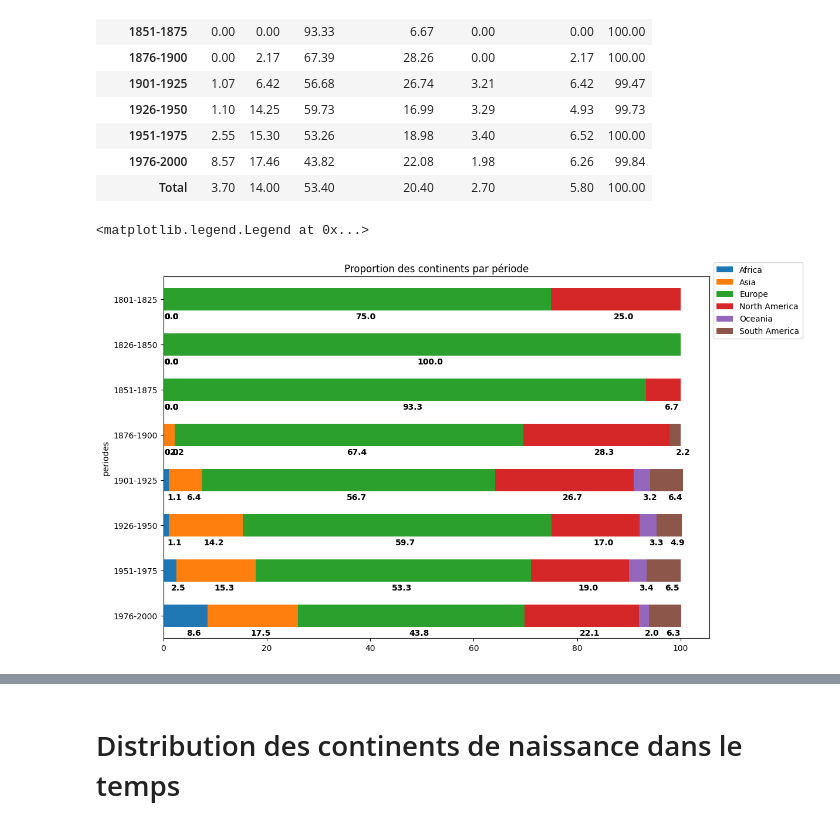
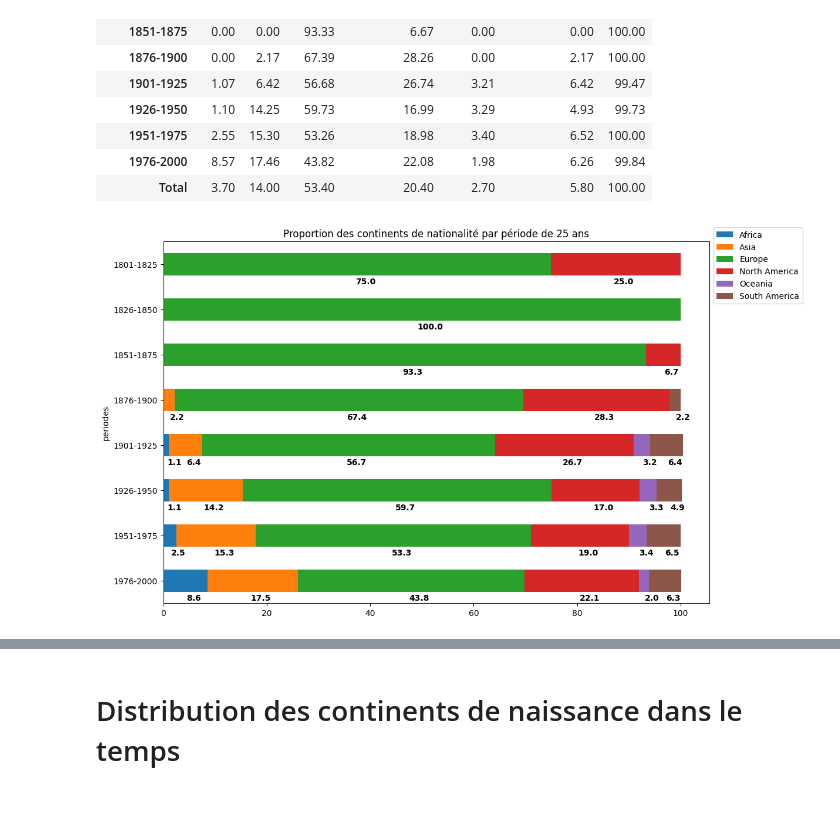
Before and after one commit to czeacach/fashion_designers, a Jupyter notebook: Distribution_nationalités_fashiondesigners.ipynb, the cells around one changed output, grey strips where cells are left out. Saved outputs shown, nothing was run; the diff lists cells and outputs as text; code cells hidden in the pictures.

```diff
--- a/Distribution_nationalités_fashiondesigners.ipynb
+++ b/Distribution_nationalités_fashiondesigners.ipynb
@@ -639,26 +639,29 @@ stacked_data_lignes
 | 1976-2000 | 8.57 | 17.46 | 43.82 | 22.08 | 1.98 | 6.26 | 99.84 |
 | Total | 3.70 | 14.00 | 53.40 | 20.40 | 2.70 | 5.80 | 100.00 |
 # %%
-### https://www.shanelynn.ie/bar-plots-in-python-using-pandas-dataframes/
+# Votre code pour générer le graphique
+z = stacked_data_lignes.iloc[:-1, :-1].sort_index(ascending=False).plot(
+    kind="barh", stacked=True, figsize=(12, 8), title='Proportion des continents de nationalité par période de 25 ans'
+)
 
-z = stacked_data_lignes.iloc[:-1, :-1].sort_index(ascending=False).plot(kind="barh", stacked=True, figsize=(12,8), title='Proportion des continents par période')
-
-### https://stackoverflow.com/questions/25447700/annotate-bars-with-values-on-pandas-bar-plots
-#b = [(p.get_bbox().bounds, p.get_bbox().xmin,p.get_bbox().ymin, p.get_bbox().ymax, p.get_width(), p.get_y(), p.get_height()) for p in z.patches][59]
-#print(b)
+# Annotation des valeurs sur les barres
 for p in z.patches:
     b = p.get_bbox()
-    y_value=b.y1-b.y0
-    z.annotate(format(p.get_width(), '.1f'),
-                   (p.get_x() + p.get_width()/2, p.get_y() + p.get_height()),
-                   ha = 'center', va = 'center',
-                   size=10,
-                   # style = 'italic',
-                   weight='bold',
-                   color = 'black',
-                   xytext = (10, -35),
-                   textcoords = 'offset points')
+    width = b.x1 - b.x0
+    if width >= 0.02:  # Exclure les valeurs inférieures à 0.02 de la légende
+        z.annotate(
+            format(width, '.1f'),
+            (b.x0 + width / 2, b.y1),
+            ha='center', va='center',
+            size=10,
+            weight='bold',
+            color='black',
+            xytext=(10, -35),
+            textcoords='offset points'
+        )
+
 z.legend(bbox_to_anchor=(1, 1.05))
+
+plt.show()
 # %% [output]
-<matplotlib.legend.Legend at 0x...>
-[figure, old version]
+[figure, new version]
```
Also changed, not shown: parts of 2 cells of this notebook.
